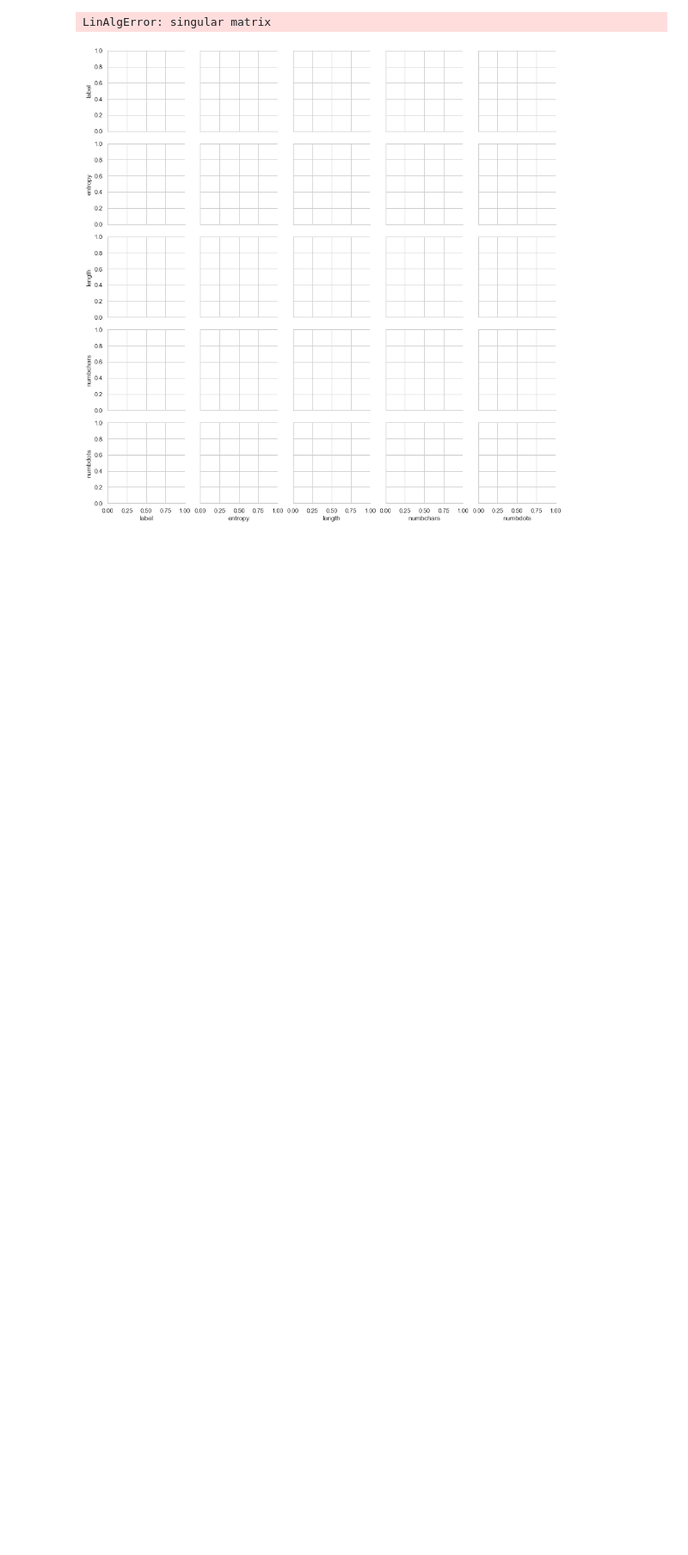
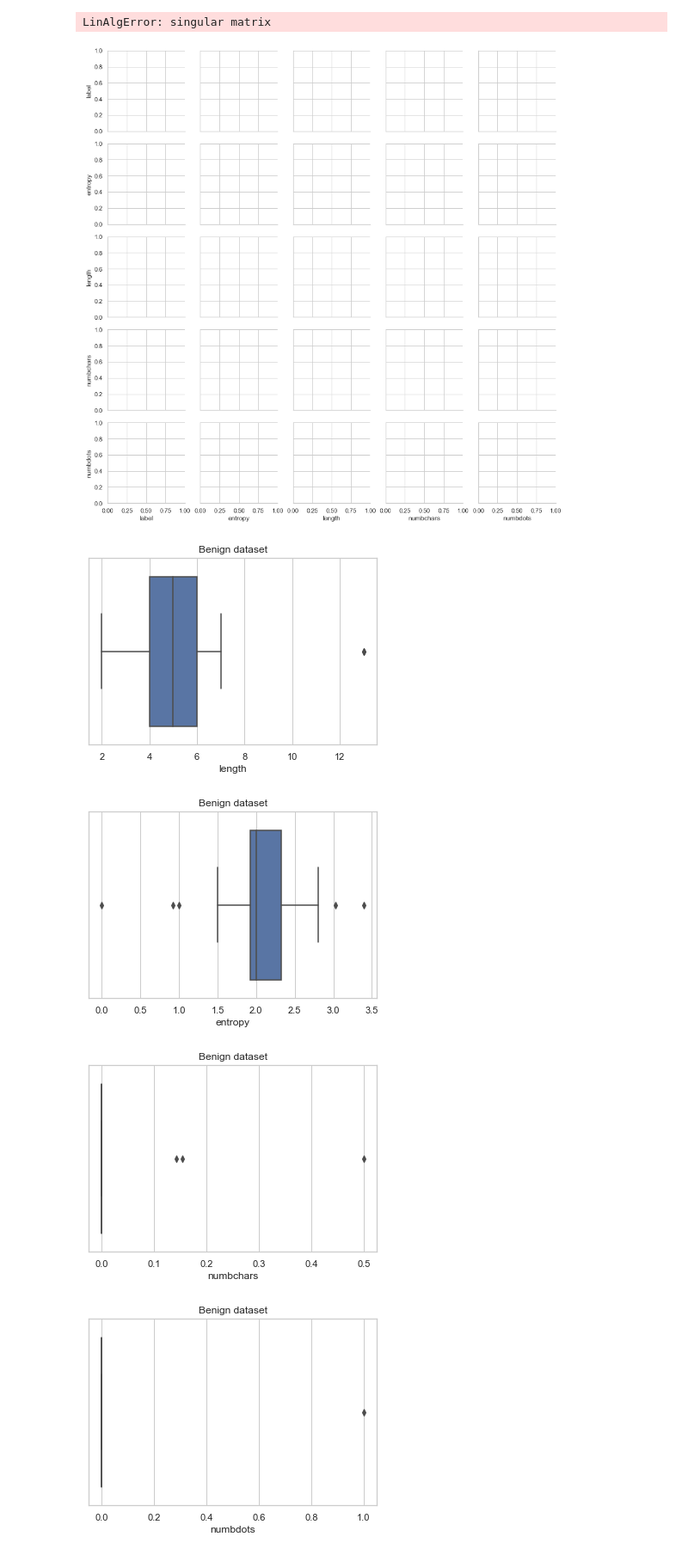
Before and after one commit to azeus404/module6, a Jupyter notebook: detector/preprocessing.ipynb, the cells around one changed output. Shown at 86% size. Drawn from its saved outputs; the diff is of its cells as text; code cells hidden in the pictures; blank space fills up the shorter version.

```diff
--- a/detector/preprocessing.ipynb
+++ b/detector/preprocessing.ipynb
@@ -175,31 +177,38 @@ LinAlgError: singular matrix
 # %%
 #Benign data
 sns.set(style="whitegrid")
 length = dfBenign['length']
 entropy = dfBenign['entropy']
 numbchars = dfBenign['numbchars']
 numbdots = dfBenign['numbdots']
-numunique = dfBenign['numunique']
+
+#numunique = dfBenign['numunique']
 
 plt.title("Benign dataset")
 sns.boxplot(x=length)
 plt.show()
 
 plt.title("Benign dataset")
 sns.boxplot(x=entropy)
 plt.show()
 
 plt.title("Benign dataset")
 sns.boxplot(x=numbchars)
 plt.show()
 
 plt.title("Benign dataset")
 sns.boxplot(x=numbdots)
 plt.show()
 
-plt.title("Benign dataset")
-sns.boxplot(x=numunique)
-plt.show()
+
+#plt.title("Benign dataset")
+#sns.boxplot(x=numunique)
+#plt.show()
+# %% [output]
+[figure, added]
+[figure, added]
+[figure, added]
+[figure, added]
 # %%
 """
   Box plots Malicious
```
Also changed, not shown: parts of 2 cells of this notebook, 26 other files.
